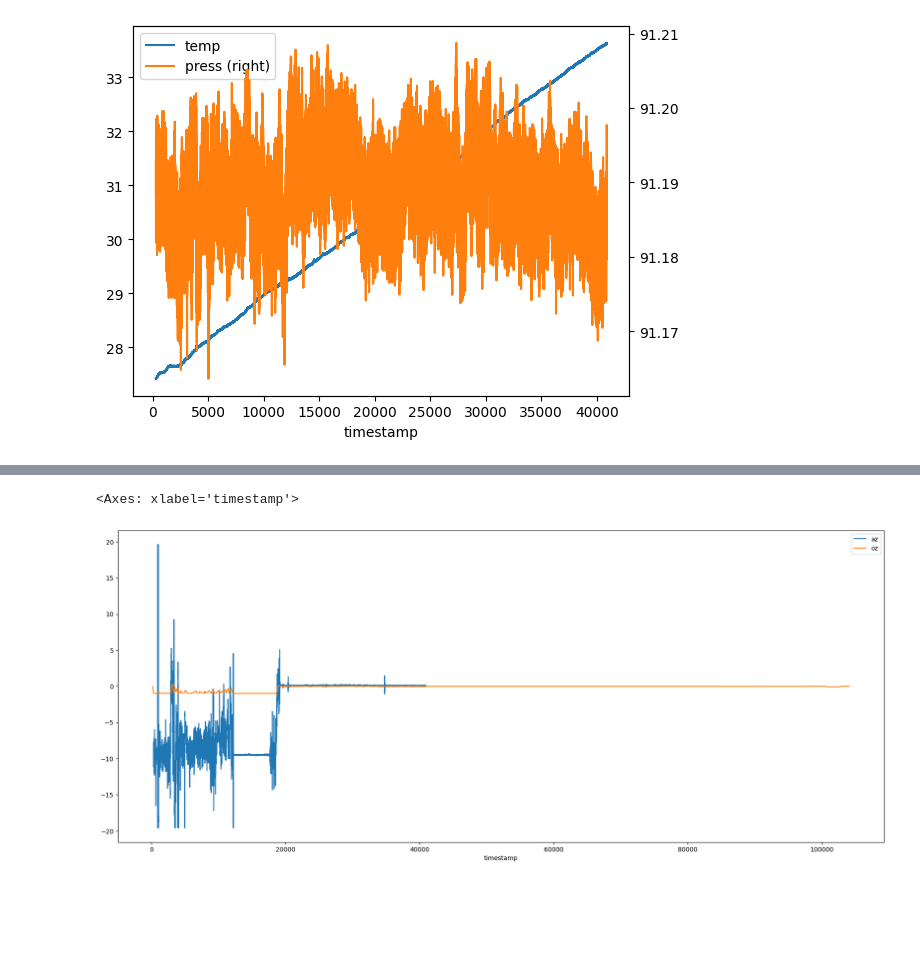
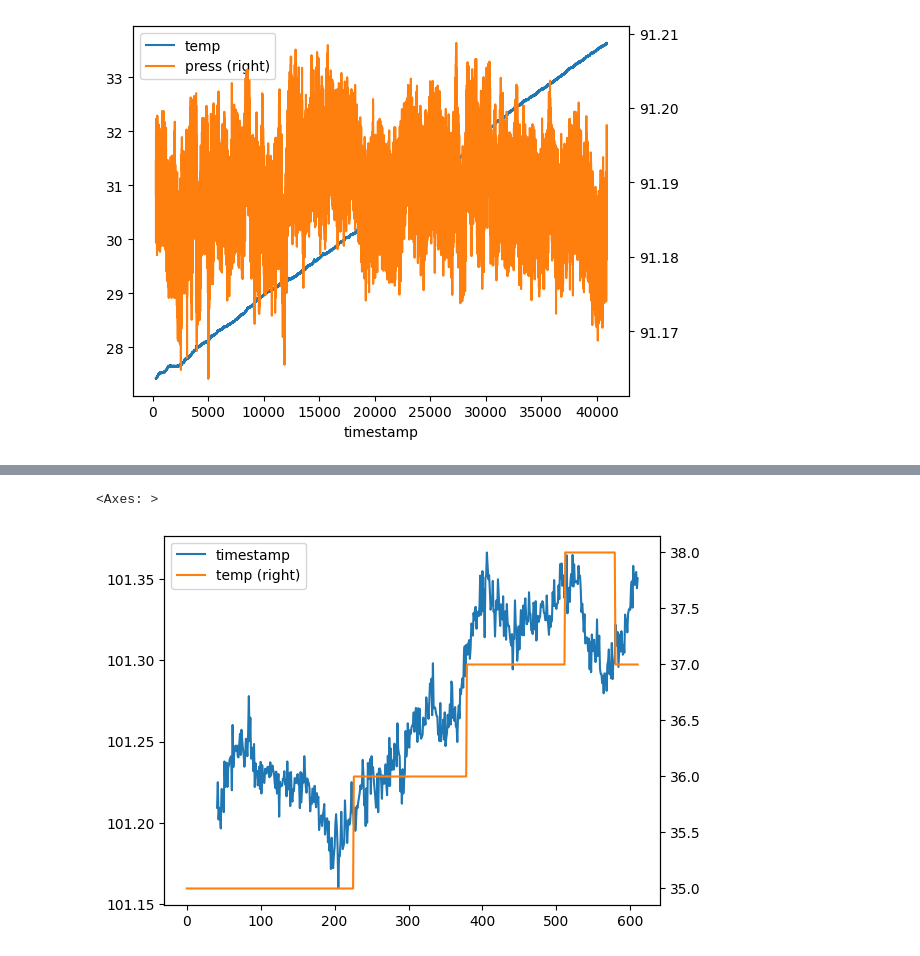
Before and after one commit to RIT-Launch-Initiative/FSW, a Jupyter notebook: app/payload/control_freak/flight-software/extra/decoder.ipynb, the cells around one changed output, grey strips where cells are left out. Saved outputs shown, nothing was run; the diff lists cells and outputs as text; code cells hidden in the pictures; blank space fills up the shorter version.

```diff
--- a/app/payload/control_freak/flight-software/extra/decoder.ipynb
+++ b/app/payload/control_freak/flight-software/extra/decoder.ipynb
@@ -138,11 +120,9 @@ IndexError: list index out of range
-# %%
-    #  9566: Boost occured
-    # 12296: Coast Reported by BoostTimer:
-    # 12691: Coast occured
-#    409158: InitialInflationGroundHit Reported by GroundHitTimer:
-ax = fastdf[['timestamp', 'az']].plot(x='timestamp', figsize=(22, 9))
-slowdf[['timestamp', 'oz']].plot(x='timestamp', ax=ax)
-# %% [output]
-<Axes: xlabel='timestamp'>
-[figure, removed]
+# %%
+snodupe = slowdf.drop_duplicates('sec')
+
+ax = snodupe[['timestamp']].diff().rolling(40).mean()..plot()
+snodupe[['temp']].plot(ax=ax, secondary_y=True)
+# %% [output]
+<Axes: >
+[figure, added]
 # %%
```
Also changed, not shown: parts of 11 cells of this notebook, 6 other files.
